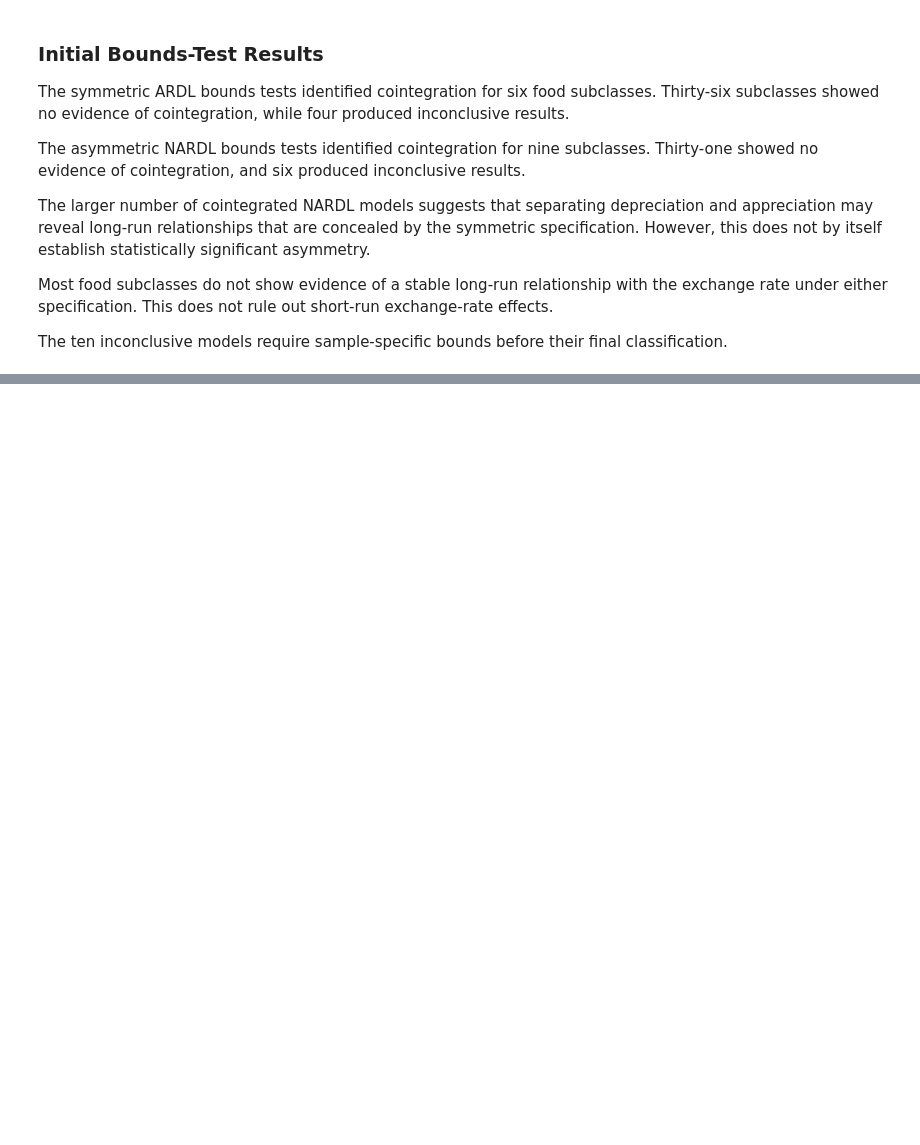
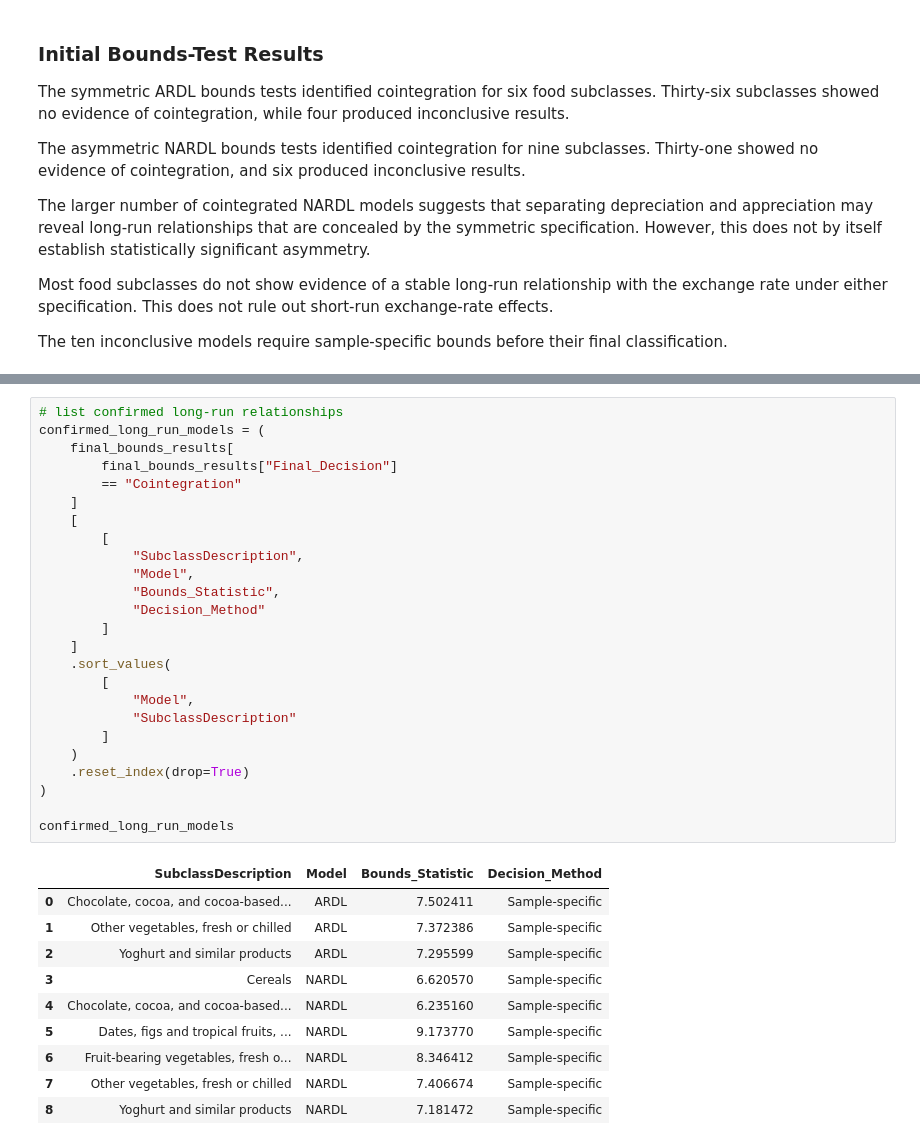
Before and after one commit to MasindiManaga/ERPT_ML_Research, a Jupyter notebook: notebooks/06_Econometric_Modelling.ipynb, the cells around one changed output, grey strips where cells are left out. Saved outputs shown, nothing was run; the diff lists cells and outputs as text; blank space fills up the shorter version.

```diff
--- a/notebooks/06_Econometric_Modelling.ipynb
+++ b/notebooks/06_Econometric_Modelling.ipynb
@@ -1624,0 +1882,36 @@ The ten inconclusive models require sample-specific bounds before their final cl
+# %%
+# list confirmed long-run relationships
+confirmed_long_run_models = (
+    final_bounds_results[
+        final_bounds_results["Final_Decision"]
+        == "Cointegration"
+    ]
+    [
+        [
+            "SubclassDescription",
+            "Model",
+            "Bounds_Statistic",
+            "Decision_Method"
+        ]
+    ]
+    .sort_values(
+        [
+            "Model",
+            "SubclassDescription"
+        ]
+    )
+    .reset_index(drop=True)
+)
+
+confirmed_long_run_models
+# %% [output]
+|  | SubclassDescription | Model | Bounds_Statistic | Decision_Method |
+| 0 | Chocolate, cocoa, and cocoa-based... | ARDL | 7.502411 | Sample-specific |
+| 1 | Other vegetables, fresh or chilled | ARDL | 7.372386 | Sample-specific |
+| 2 | Yoghurt and similar products | ARDL | 7.295599 | Sample-specific |
+| 3 | Cereals | NARDL | 6.620570 | Sample-specific |
+| 4 | Chocolate, cocoa, and cocoa-based... | NARDL | 6.235160 | Sample-specific |
+| 5 | Dates, figs and tropical fruits, ... | NARDL | 9.173770 | Sample-specific |
+| 6 | Fruit-bearing vegetables, fresh o... | NARDL | 8.346412 | Sample-specific |
+| 7 | Other vegetables, fresh or chilled | NARDL | 7.406674 | Sample-specific |
+| 8 | Yoghurt and similar products | NARDL | 7.181472 | Sample-specific |
```
Also changed, not shown: parts of 14 cells of this notebook.
